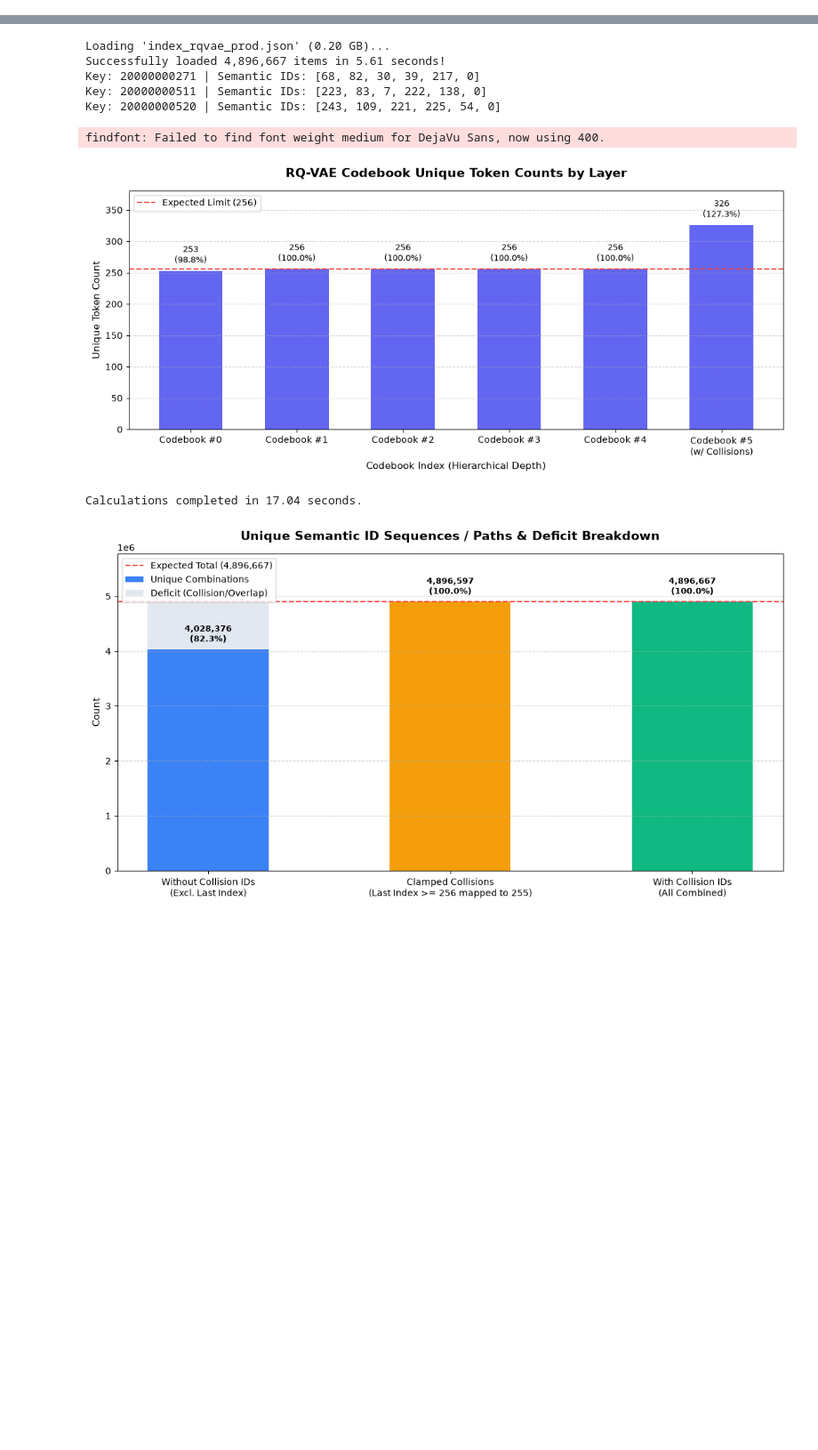
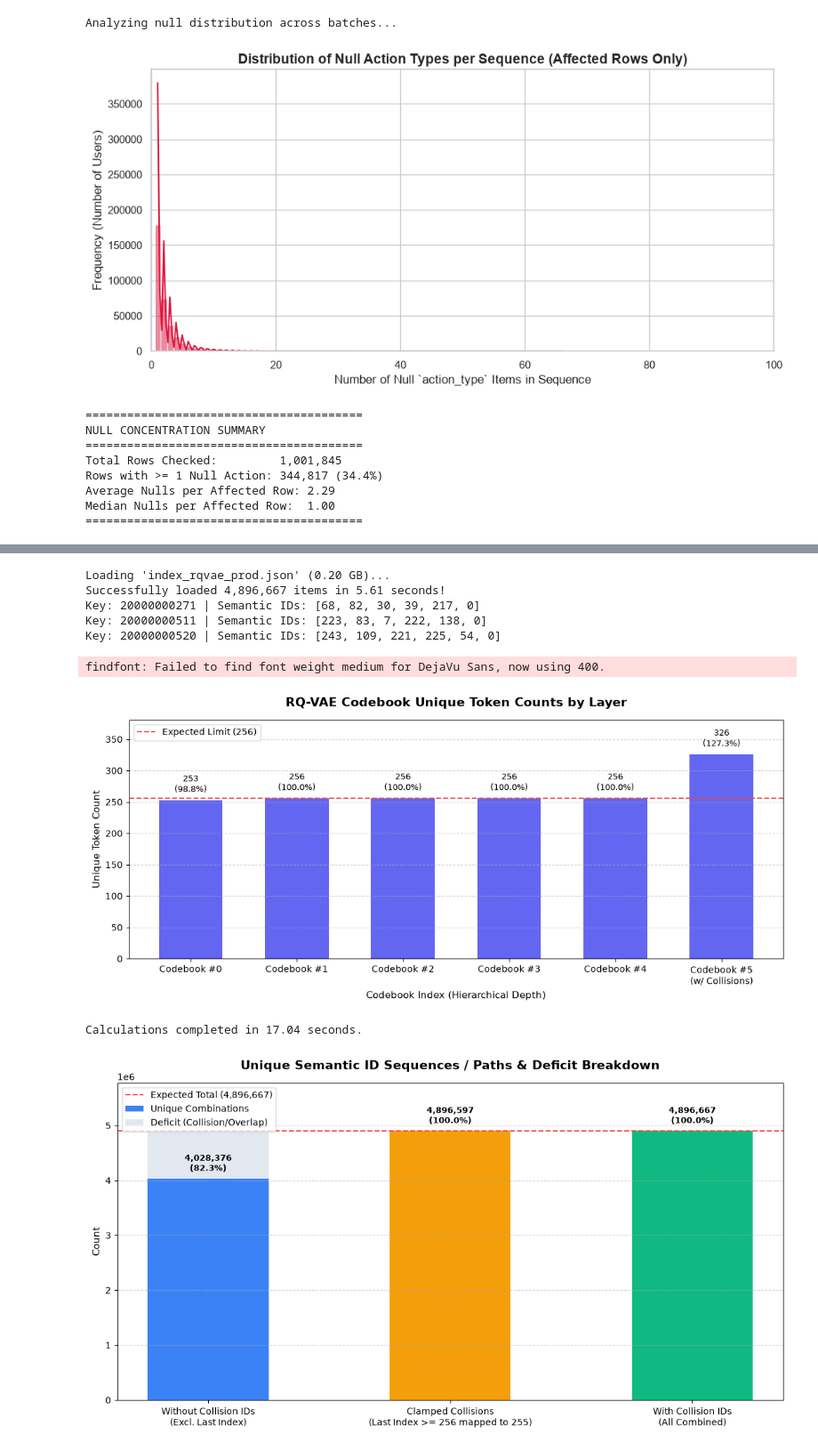
Before and after one commit to keyboard-jo/NZ5-GR, a Jupyter notebook: sid_eda.ipynb, the cells around one changed output, grey strips where cells are left out. Shown at 89% size. Cells and saved outputs as stored; diff of their text form; code cells hidden in the pictures; blank space fills up the shorter version.

```diff
--- a/sid_eda.ipynb
+++ b/sid_eda.ipynb
@@ -0,0 +87,73 @@
+# %%
+import pyarrow.parquet as pq
+import polars as pl
+import matplotlib.pyplot as plt
+import seaborn as sns
+
+# Configure plot style
+sns.set_theme(style="whitegrid")
+
+BATCH_SIZE = 100_000
+parquet_file = pq.ParquetFile("data/seq.parquet")
+
+total_rows = 0
+rows_with_any_null = 0
+total_null_elements = 0
+all_null_counts = []
+
+print("Analyzing null distribution across batches...\n")
+
+for batch_idx, batch in enumerate(parquet_file.iter_batches(batch_size=BATCH_SIZE)):
+    df = pl.from_arrow(batch)
+
+    # Calculate null counts per sequence for action_type
+    batch_metrics = df.select(
+        null_count_per_seq=pl.col("seq")
+            .list.eval(pl.element().struct.field("action_type").is_null())
+            .list.sum()
+    )
+
+    counts = batch_metrics["null_count_per_seq"].to_numpy()
+
+    # Aggregate stats
+    has_null = counts > 0
+    rows_with_any_null += has_null.sum()
+    total_null_elements += counts.sum()
+    # Keep only rows that actually have nulls to see their distribution
+    all_null_counts.extend(counts[has_null])
+    total_rows += len(df)
+
+# --- Plotting the Distribution ---
+plt.figure(figsize=(10, 5))
+
+# Plot histogram of null counts for affected rows
+sns.histplot(all_null_counts, bins=30, kde=True, color="crimson", discrete=True)
+
+plt.title("Distribution of Null Action Types per Sequence (Affected Rows Only)", fontsize=14, fontweight="bold")
+plt.xlabel("Number of Null `action_type` Items in Sequence", fontsize=12)
+plt.ylabel("Frequency (Number of Users)", fontsize=12)
+plt.xlim(0, 100)
+plt.tight_layout()
+plt.show()
+
+# --- Print Summary Statistics ---
+null_series = pl.Series(all_null_counts)
+print("="*40)
+print("NULL CONCENTRATION SUMMARY")
+print("="*40)
+print(f"Total Rows Checked:         {total_rows:,}")
+print(f"Rows with >= 1 Null Action: {rows_with_any_null:,} ({rows_with_any_null/total_rows*100:.1f}%)")
+print(f"Average Nulls per Affected Row: {null_series.mean():.2f}")
+print(f"Median Nulls per Affected Row:  {null_series.median():.2f}")
+print("="*40)
+# %% [output]
+Analyzing null distribution across batches...
+[figure, added]
+========================================
+NULL CONCENTRATION SUMMARY
+========================================
+Total Rows Checked:         1,001,845
+Rows with >= 1 Null Action: 344,817 (34.4%)
+Average Nulls per Affected Row: 2.29
+Median Nulls per Affected Row:  1.00
+========================================
```
Also changed, not shown: parts of 4 cells of this notebook, 2 other files.
